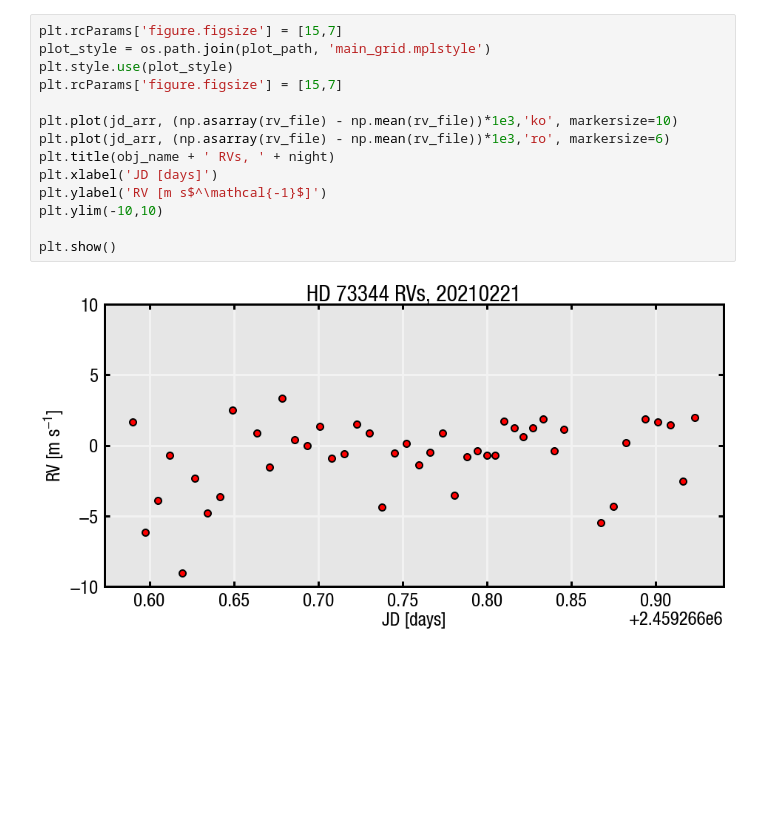
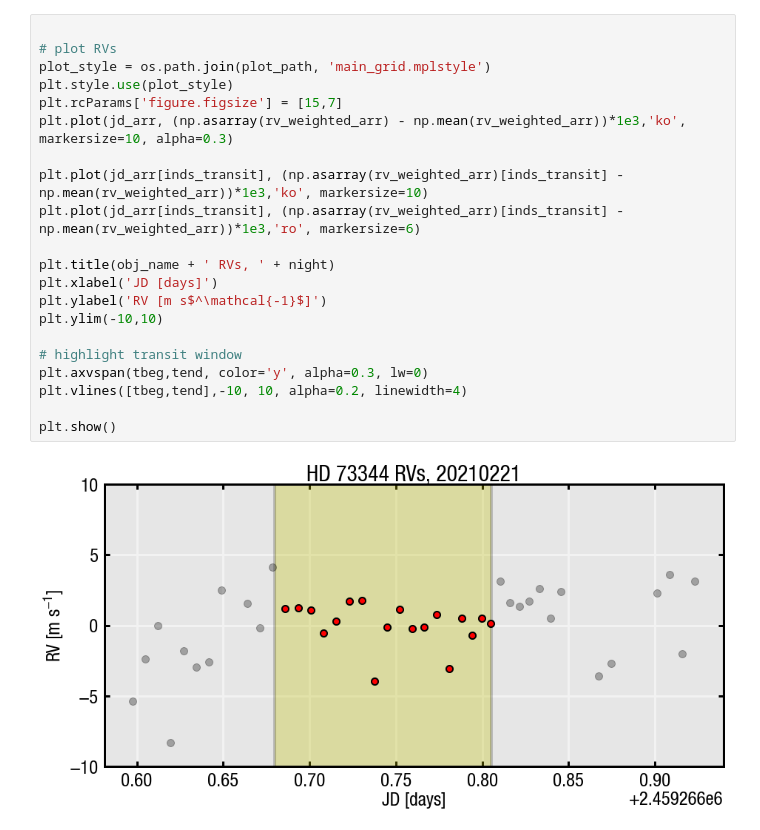
Before and after one commit to shalverson/rv_analysis_code, a Jupyter notebook: neid_notebooks/ccf_first_look_HD73344.ipynb, the cells around one changed output. Cells and saved outputs as stored; diff of their text form; blank space fills up the shorter version.

```diff
--- a/neid_notebooks/ccf_first_look_HD73344.ipynb
+++ b/neid_notebooks/ccf_first_look_HD73344.ipynb
@@ -312,16 +370,23 @@ plt.rcParams['grid.linewidth'] = 3
 # %%
-plt.rcParams['figure.figsize'] = [15,7]
+
+# plot RVs
 plot_style = os.path.join(plot_path, 'main_grid.mplstyle')
 plt.style.use(plot_style)
 plt.rcParams['figure.figsize'] = [15,7]
+plt.plot(jd_arr, (np.asarray(rv_weighted_arr) - np.mean(rv_weighted_arr))*1e3,'ko', markersize=10, alpha=0.3)
 
-plt.plot(jd_arr, (np.asarray(rv_file) - np.mean(rv_file))*1e3,'ko', markersize=10)
-plt.plot(jd_arr, (np.asarray(rv_file) - np.mean(rv_file))*1e3,'ro', markersize=6)
+plt.plot(jd_arr[inds_transit], (np.asarray(rv_weighted_arr)[inds_transit] - np.mean(rv_weighted_arr))*1e3,'ko', markersize=10)
+plt.plot(jd_arr[inds_transit], (np.asarray(rv_weighted_arr)[inds_transit] - np.mean(rv_weighted_arr))*1e3,'ro', markersize=6)
+
 plt.title(obj_name + ' RVs, ' + night)
 plt.xlabel('JD [days]')
 plt.ylabel('RV [m s$^\mathcal{-1}$]')
 plt.ylim(-10,10)
 
+# highlight transit window
+plt.axvspan(tbeg,tend, color='y', alpha=0.3, lw=0)
+plt.vlines([tbeg,tend],-10, 10, alpha=0.2, linewidth=4)
+
 plt.show()
 # %% [output]
-[figure, old version]
+[figure, new version]
```
Also changed, not shown: parts of 5 cells of this notebook.
